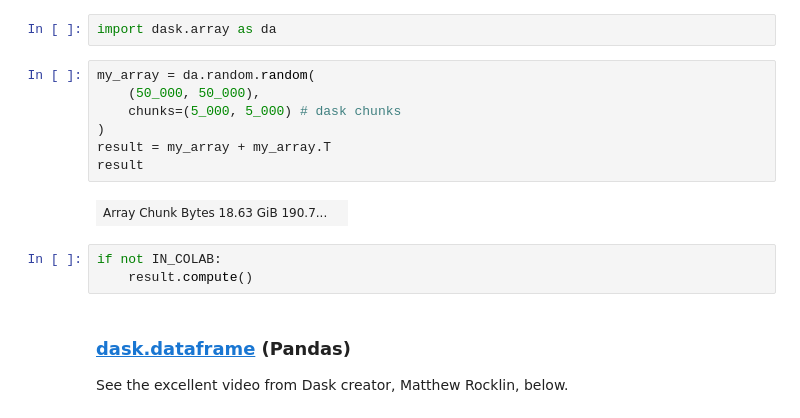
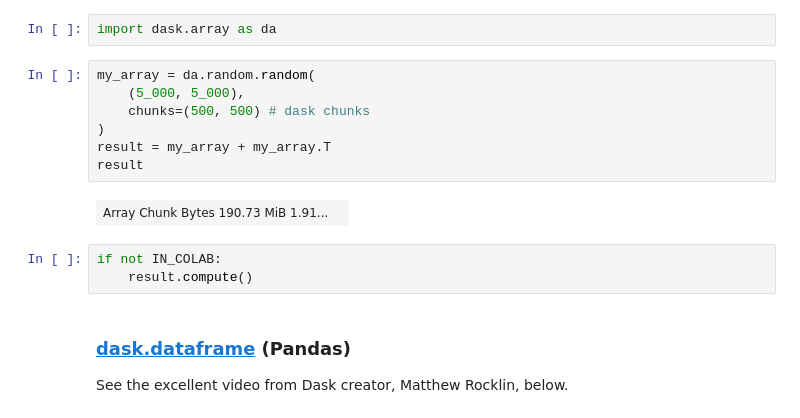
Before and after one commit to lukeconibear/swd6_hpp, a Jupyter notebook: docs/_build/jupyter_execute/06_parallelisation.ipynb, the cells around one changed output. Cells and saved outputs as stored; diff of their text form.

```diff
--- a/docs/_build/jupyter_execute/06_parallelisation.ipynb
+++ b/docs/_build/jupyter_execute/06_parallelisation.ipynb
@@ -150,16 +142,16 @@ IFrame(src='https://www.youtube.com/embed/ZrP-QTxwwnU', width='560', height='315
 import dask.array as da
 # %%
 my_array = da.random.random(
-    (50_000, 50_000),
-    chunks=(5_000, 5_000) # dask chunks
+    (5_000, 5_000),
+    chunks=(500, 500) # dask chunks
 )
 result = my_array + my_array.T
 result
 # %% [output]
-| Array Chunk Bytes 18.63 GiB 190.7... |  |
+| Array Chunk Bytes 190.73 MiB 1.91... |  |
-# %%
-if not IN_COLAB:
-    result.compute()
+# %%
+if not IN_COLAB:
+    result.compute()
 # %% [markdown]
 ### [dask.dataframe](https://examples.dask.org/dataframe.html) (Pandas)
 See the excellent video from Dask creator, Matthew Rocklin, below.
```
Also changed, not shown: parts of 61 cells of this notebook, 36 other files.
